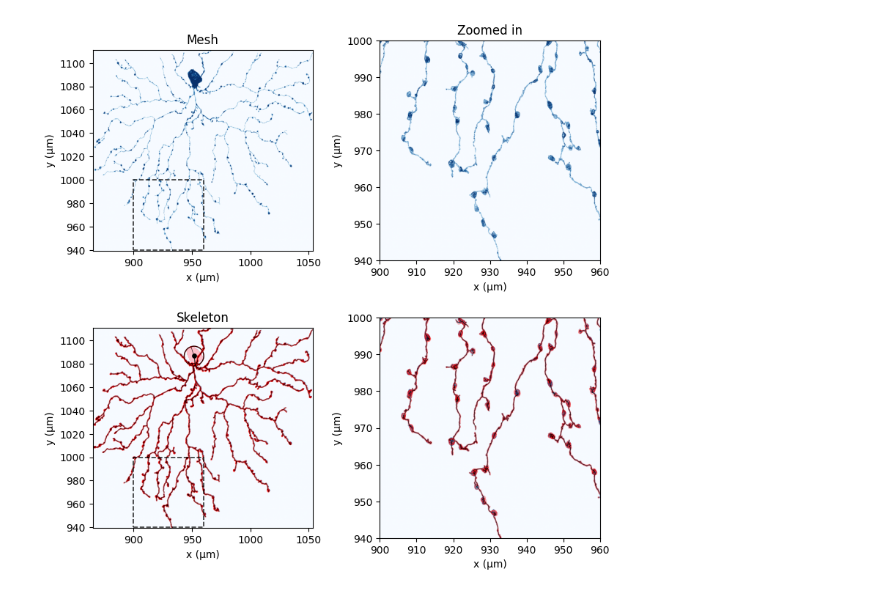
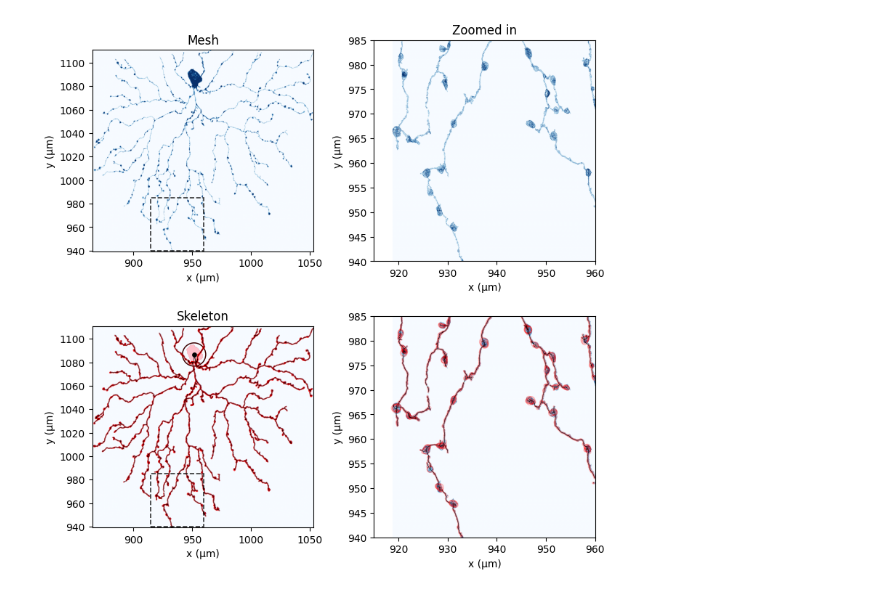
Before and after one commit to berenslab/skeliner, a Jupyter notebook: notebooks/example.ipynb, the cells around one changed output. Saved outputs shown, nothing was run; the diff lists cells and outputs as text; code cells hidden in the pictures.

```diff
--- a/notebooks/example.ipynb
+++ b/notebooks/example.ipynb
@@ -52,8 +53,8 @@ sk.plot2d(
     ax=ax[1, 0]
 )
 
-x0, x1 = (900, 960)
-y0, y1 = (940, 1000)
+x0, x1 = (915, 960)
+y0, y1 = (940, 985)
 sk.plot2d(
     skel, mesh,
     plane="xy",
@@ -71,34 +72,34 @@ sk.plot2d(
     scale=1e-3,
     unit="µm",
     xlim=(x0, x1),
     ylim=(y0, y1),
     radius_metric = "mean",
     draw_edges=True,
     ax=ax[1, 1],
 )
 ax[0, 0].set_title("Mesh")
 ax[1, 0].set_title("Skeleton")
 ax[0, 1].set_title("Zoomed in")
 
 rect = [Rectangle(
     (x0, y0),          # lower-left corner
     x1-x0, y1-y0,
     linewidth=1.2,
     edgecolor="black",
     linestyle="--",
     facecolor="none",
     alpha=0.8,
     zorder=3,          # above background & edges, below nodes
 ) for _ in range(2)]
 ax[0, 0].add_patch(rect[0])
 ax[1, 0].add_patch(rect[1])
 
 for a in ax.flatten():
     a.set_aspect("equal")
 
 fig.tight_layout()
 # %% [output]
-[figure, old version]
+[figure, new version]
 # %%
 sk.plot3v(skel, mesh, scale=1e-3, unit="µm", planes=["xy", "xz", "zy"], figsize=(6, 6))
 # %% [output]
```
Also changed, not shown: parts of 4 cells of this notebook, 2 other files.
